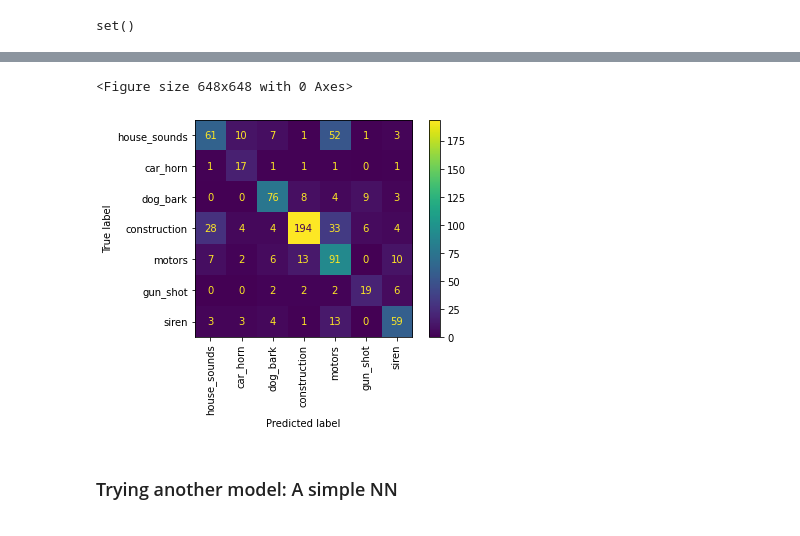
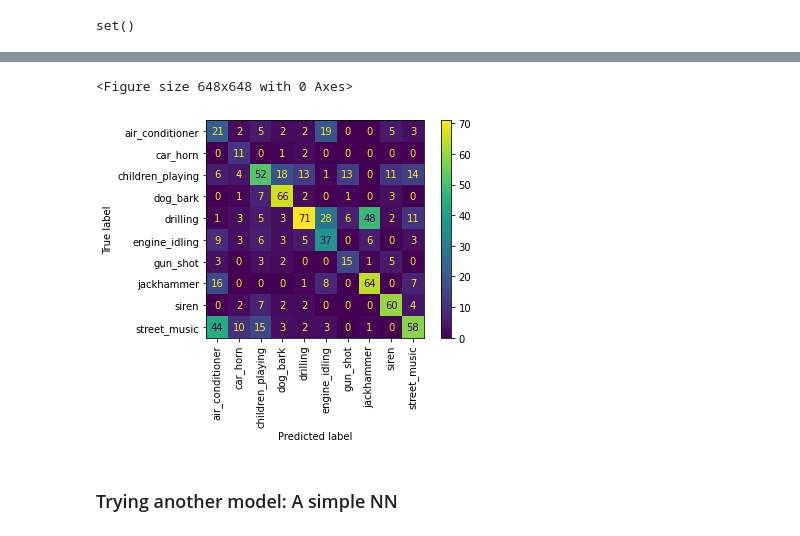
Before and after one commit to mrhheffernan/erdio-dev, a Jupyter notebook: Classifier-Testing.ipynb, the cells around one changed output, grey strips where cells are left out. Drawn from its saved outputs; the diff is of its cells as text; code cells hidden in the pictures.

```diff
--- a/Classifier-Testing.ipynb
+++ b/Classifier-Testing.ipynb
@@ -142,7 +313,10 @@ Now that we've loaded the data, I'll drop a fold as recommended by the documenta
 dropfold = 1
 
 cv_features_df = features_df.drop(features_df[features_df['fold']==dropfold].index)
+cv_features_df.drop(columns='fold',inplace=True)
+
 validation_features_df = features_df.drop(features_df[features_df['fold']!=dropfold].index)
+validation_features_df.drop(columns='fold',inplace=True)
 # %%
 cv_features_df.head()
 # %% [output]
@@ -290,9 +478,9 @@ forest = RandomForestClassifier(max_depth=25, n_estimators=1000, n_jobs=4)
 if len(classify_keys) == 1:
     X_train = cv_features_df[classify_keys[0]].values.reshape(-1,1)
 else:
-    X_train = cv_features_df[classify_keys].values
+    X_train = cv_features_df.iloc[:,1:-1].values # same as using all keys?#cv_features_df[classify_keys].values
 
-y_train = cv_features_df['family'].values
+y_train = cv_features_df['class'].values
 
-X_test = validation_features_df[classify_keys].values
-y_test = validation_features_df['family']
+X_test = validation_features_df.iloc[:,1:-1].values #[classify_keys].values
+y_test = validation_features_df['class']
@@ -302,6 +530,9 @@ KeyError: 'family'
 set(np.where(np.isnan(X_train) == 1)[0])
 # %% [output]
 set()
+# %%
+#forest = make_pipeline(RobustScaler(), RandomForestClassifier(max_depth=len(set(features_df['class'])), n_estimators=1000,n_jobs=4))
+forest = RandomForestClassifier(max_depth=len(set(features_df['class'])), n_estimators=1000,n_jobs=4)
 # %%
 forest.fit(X_train, y_train)
 # %% [output]
@@ -338,8 +565,9 @@ plt.show()
 # %%
-#classlabels = {'air_conditioner':0, 'car_horn':1, 'children_playing':2, 'dog_bark':3, 'drilling':4, 'engine_idling':5, 'gun_shot':6, 'jackhammer':7, 'siren':8, 'street_music':9}.keys()
-classlabels = {'air_conditioner':0, 'car_horn':1, 'dog_bark':3, 'drilling':4, 'engine_idling':5, 'gun_shot':6, 'jackhammer':7, 'siren':8, 'street_music':9}.keys()
+classlabels = {'air_conditioner':0, 'car_horn':1, 'children_playing':2, 'dog_bark':3, 'drilling':4, 'engine_idling':5, 'gun_shot':6, 'jackhammer':7, 'siren':8, 'street_music':9}.keys()
+#classlabels = {'air_conditioner':0, 'car_horn':1, 'dog_bark':3, 'drilling':4, 'engine_idling':5, 'gun_shot':6, 'jackhammer':7, 'siren':8, 'street_music':9}.keys()
 
 
 #familylabels = {'house_sounds':0, 'car_horn':1, 'dog_bark':3, 'drilling':4, 'engine_idling':5, 'gun_shot':6, 'jackhammer':7, 'siren':8, }.keys()
 
-familylabels = {'house_sounds':0, 'car_horn':1, 'dog_bark':3, 'construction':4, 'motors':5, 'gun_shot':6, 'siren':8}.keys()
+#familylabels = {'house_sounds':0, 'car_horn':1, 'dog_bark':3, 'construction':4, 'motors':5, 'gun_shot':6, 'siren':8}.keys()
+familylabels = {'not gunshot':0, 'gunshot':1}.keys()
@@ -360,11 +631,11 @@ array([[ 61,  10,   7,   1,  52,   1,   3],
 # %%
 plt.figure(figsize=(9,9))
-disp = ConfusionMatrixDisplay(confusion_matrix(pred,y_test),display_labels=familylabels)
+disp = ConfusionMatrixDisplay(confusion_matrix(pred,y_test),display_labels=classlabels)
 disp.plot(xticks_rotation='vertical')
 plt.show()
 # %% [output]
 <Figure size 648x648 with 0 Axes>
-[figure, old version]
+[figure, new version]
 # %% [markdown]
 ### Trying another model: A simple NN
 # %%
```
Also changed, not shown: parts of 96 cells of this notebook, 1 other file.
